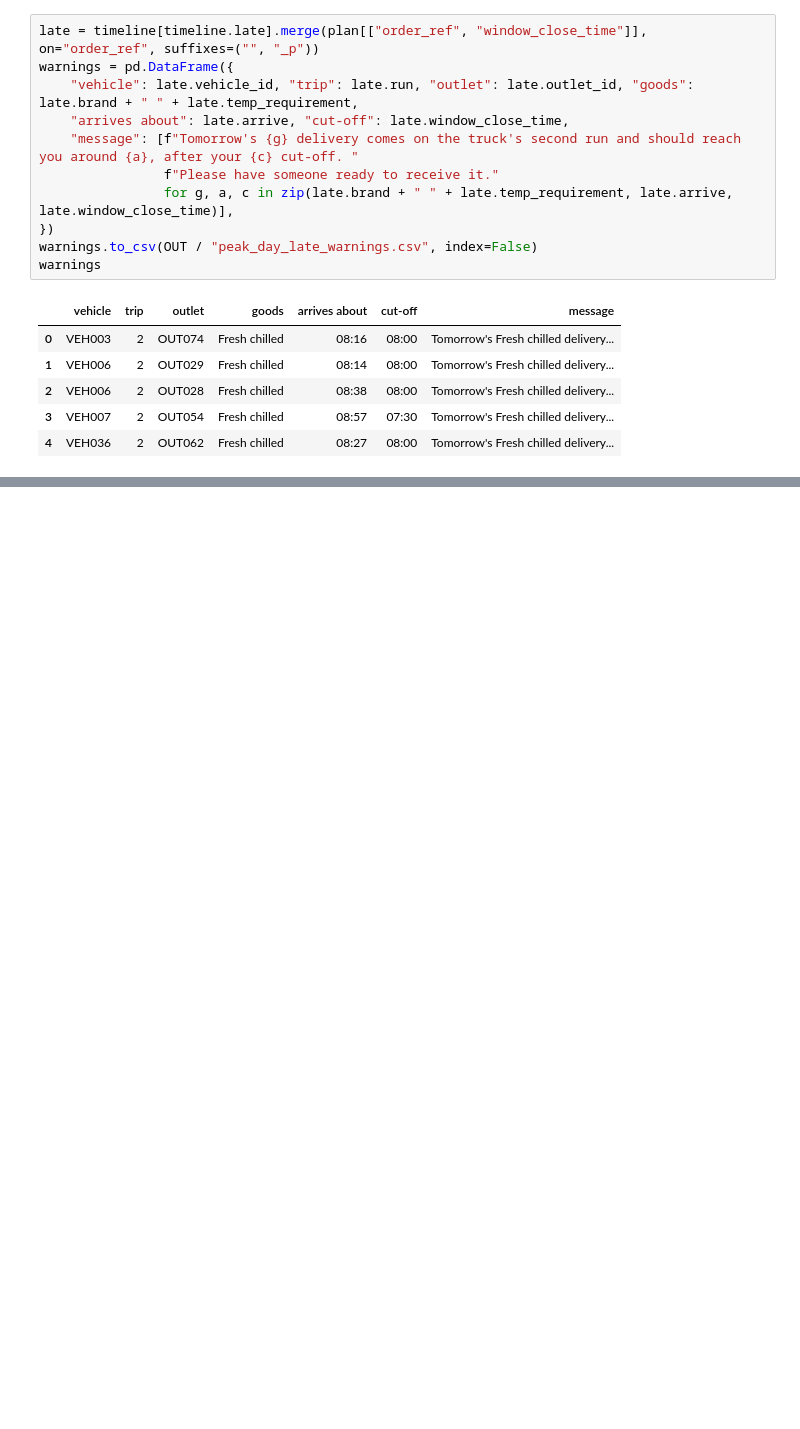
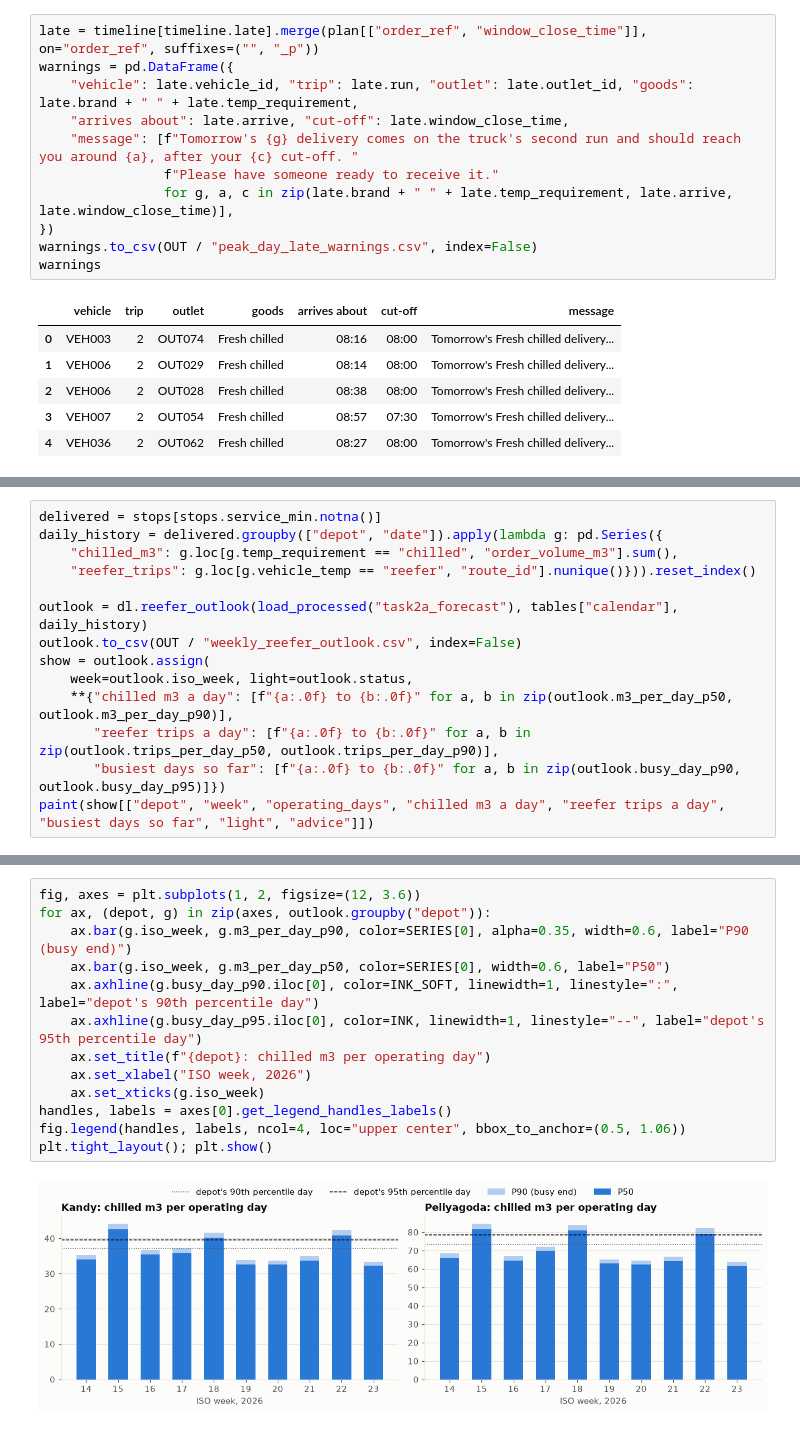
Before and after one commit to sameera-ekanayaka/Xora_Datathon, a Jupyter notebook: notebooks/08_decision_layer.ipynb, the cells around one changed output, grey strips where cells are left out. Saved outputs shown, nothing was run; the diff lists cells and outputs as text; blank space fills up the shorter version.

Commit message:
Add the weekly reefer outlook from the chilled forecast

```diff
--- a/notebooks/08_decision_layer.ipynb
+++ b/notebooks/08_decision_layer.ipynb
@@ -266,0 +276,14 @@ warnings
+# %%
+delivered = stops[stops.service_min.notna()]
+daily_history = delivered.groupby(["depot", "date"]).apply(lambda g: pd.Series({
+    "chilled_m3": g.loc[g.temp_requirement == "chilled", "order_volume_m3"].sum(),
+    "reefer_trips": g.loc[g.vehicle_temp == "reefer", "route_id"].nunique()})).reset_index()
+
+outlook = dl.reefer_outlook(load_processed("task2a_forecast"), tables["calendar"], daily_history)
+outlook.to_csv(OUT / "weekly_reefer_outlook.csv", index=False)
+show = outlook.assign(
+    week=outlook.iso_week, light=outlook.status,
+    **{"chilled m3 a day": [f"{a:.0f} to {b:.0f}" for a, b in zip(outlook.m3_per_day_p50, outlook.m3_per_day_p90)],
+       "reefer trips a day": [f"{a:.0f} to {b:.0f}" for a, b in zip(outlook.trips_per_day_p50, outlook.trips_per_day_p90)],
+       "busiest days so far": [f"{a:.0f} to {b:.0f}" for a, b in zip(outlook.busy_day_p90, outlook.busy_day_p95)]})
+paint(show[["depot", "week", "operating_days", "chilled m3 a day", "reefer trips a day", "busiest days so far", "light", "advice"]])
@@ -266,0 +308,15 @@ warnings
+# %%
+fig, axes = plt.subplots(1, 2, figsize=(12, 3.6))
+for ax, (depot, g) in zip(axes, outlook.groupby("depot")):
+    ax.bar(g.iso_week, g.m3_per_day_p90, color=SERIES[0], alpha=0.35, width=0.6, label="P90 (busy end)")
+    ax.bar(g.iso_week, g.m3_per_day_p50, color=SERIES[0], width=0.6, label="P50")
+    ax.axhline(g.busy_day_p90.iloc[0], color=INK_SOFT, linewidth=1, linestyle=":", label="depot's 90th percentile day")
+    ax.axhline(g.busy_day_p95.iloc[0], color=INK, linewidth=1, linestyle="--", label="depot's 95th percentile day")
+    ax.set_title(f"{depot}: chilled m3 per operating day")
+    ax.set_xlabel("ISO week, 2026")
+    ax.set_xticks(g.iso_week)
+handles, labels = axes[0].get_legend_handles_labels()
+fig.legend(handles, labels, ncol=4, loc="upper center", bbox_to_anchor=(0.5, 1.06))
+plt.tight_layout(); plt.show()
+# %% [output]
+[figure, added]
```
Also changed, not shown: parts of 3 cells of this notebook, 1 other file.
